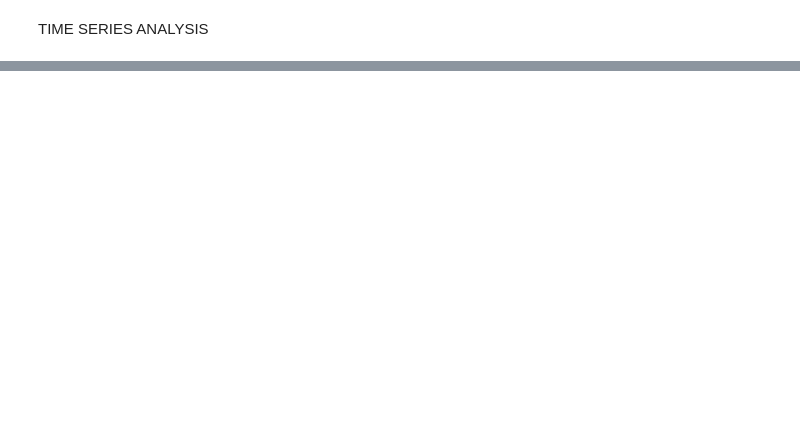
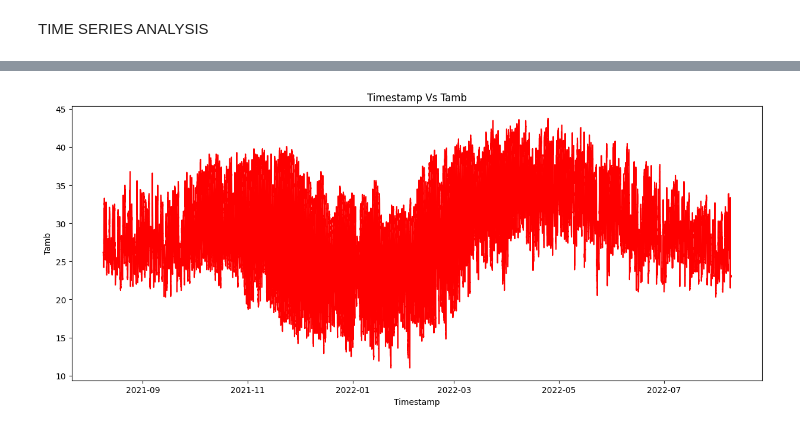
Before and after one commit to DiboraEyasuE/solar-challenge-week0, a Jupyter notebook: notebooks/benin_eda.ipynb, the cells around one changed output, grey strips where cells are left out. Drawn from its saved outputs; the diff is of its cells as text; code cells hidden in the pictures; blank space fills up the shorter version.

```diff
--- a/notebooks/benin_eda.ipynb
+++ b/notebooks/benin_eda.ipynb
@@ -80,0 +124,10 @@ TIME SERIES ANALYSIS
+# %%
+# Timestamp vs Tamb plot
+plt.figure(figsize=(15,6))
+plt.plot(benin_copy.index,benin_copy["Tamb"],color='red')
+plt.title('Timestamp Vs Tamb')
+plt.xlabel('Timestamp')
+plt.ylabel('Tamb')
+plt.show()
+# %% [output]
+[figure, added]
```
Also changed, not shown: parts of 11 cells of this notebook.
